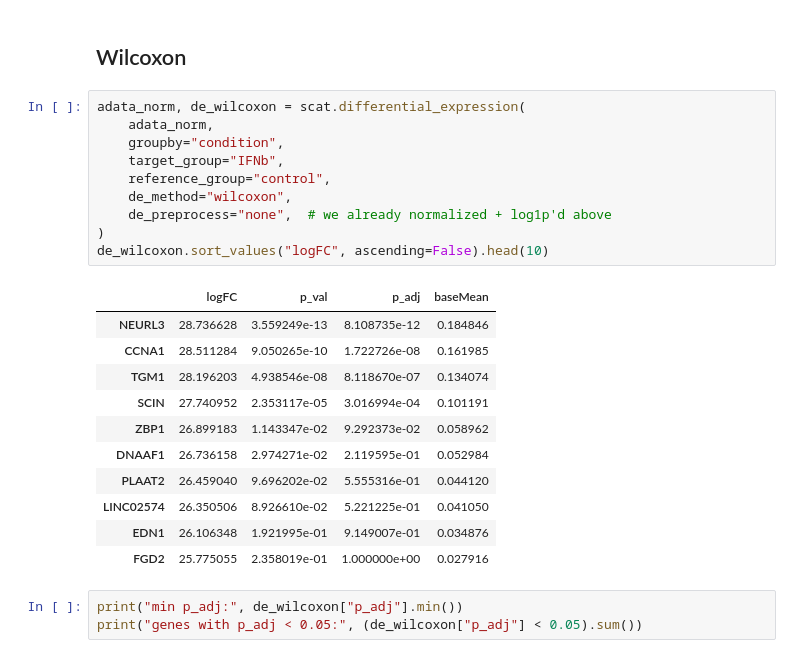
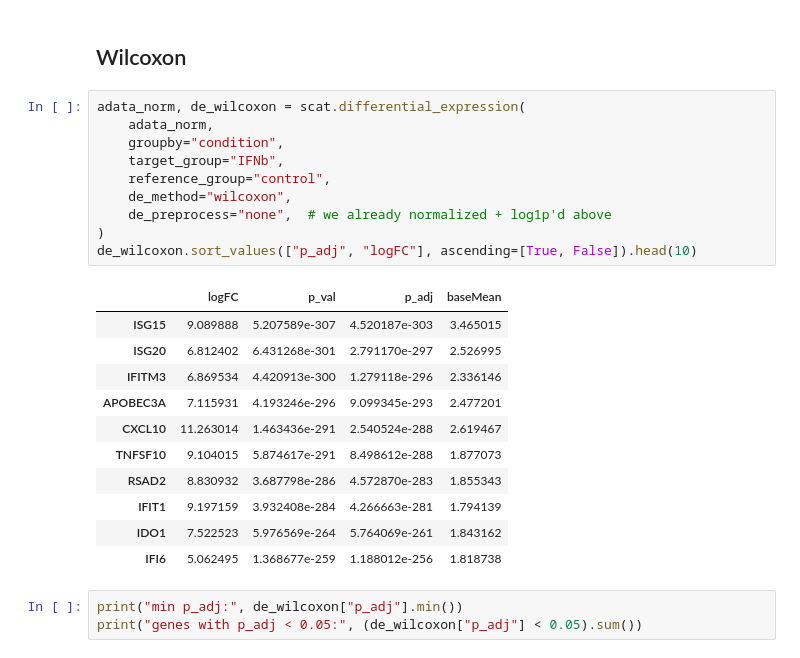
Before and after one commit to leelieber2025/scATrans, a Jupyter notebook: docs/tutorials/t_gse96583_standalone_de_enrichment.ipynb, the cells around one changed output. Drawn from its saved outputs; the diff is of its cells as text.

```diff
--- a/docs/tutorials/t_gse96583_standalone_de_enrichment.ipynb
+++ b/docs/tutorials/t_gse96583_standalone_de_enrichment.ipynb
@@ -76,25 +87,25 @@ sc.pp.log1p(adata_norm)
 # %%
 adata_norm, de_wilcoxon = scat.differential_expression(
     adata_norm,
     groupby="condition",
     target_group="IFNb",
     reference_group="control",
     de_method="wilcoxon",
     de_preprocess="none",  # we already normalized + log1p'd above
 )
-de_wilcoxon.sort_values("logFC", ascending=False).head(10)
+de_wilcoxon.sort_values(["p_adj", "logFC"], ascending=[True, False]).head(10)
 # %% [output]
 |  | logFC | p_val | p_adj | baseMean |
-| NEURL3 | 28.736628 | 3.559249e-13 | 8.108735e-12 | 0.184846 |
-| CCNA1 | 28.511284 | 9.050265e-10 | 1.722726e-08 | 0.161985 |
-| TGM1 | 28.196203 | 4.938546e-08 | 8.118670e-07 | 0.134074 |
-| SCIN | 27.740952 | 2.353117e-05 | 3.016994e-04 | 0.101191 |
-| ZBP1 | 26.899183 | 1.143347e-02 | 9.292373e-02 | 0.058962 |
-| DNAAF1 | 26.736158 | 2.974271e-02 | 2.119595e-01 | 0.052984 |
-| PLAAT2 | 26.459040 | 9.696202e-02 | 5.555316e-01 | 0.044120 |
-| LINC02574 | 26.350506 | 8.926610e-02 | 5.221225e-01 | 0.041050 |
-| EDN1 | 26.106348 | 1.921995e-01 | 9.149007e-01 | 0.034876 |
-| FGD2 | 25.775055 | 2.358019e-01 | 1.000000e+00 | 0.027916 |
+| ISG15 | 9.089888 | 5.207589e-307 | 4.520187e-303 | 3.465015 |
+| ISG20 | 6.812402 | 6.431268e-301 | 2.791170e-297 | 2.526995 |
+| IFITM3 | 6.869534 | 4.420913e-300 | 1.279118e-296 | 2.336146 |
+| APOBEC3A | 7.115931 | 4.193246e-296 | 9.099345e-293 | 2.477201 |
+| CXCL10 | 11.263014 | 1.463436e-291 | 2.540524e-288 | 2.619467 |
+| TNFSF10 | 9.104015 | 5.874617e-291 | 8.498612e-288 | 1.877073 |
+| RSAD2 | 8.830932 | 3.687798e-286 | 4.572870e-283 | 1.855343 |
+| IFIT1 | 9.197159 | 3.932408e-284 | 4.266663e-281 | 1.794139 |
+| IDO1 | 7.522523 | 5.976569e-264 | 5.764069e-261 | 1.843162 |
+| IFI6 | 5.062495 | 1.368677e-259 | 1.188012e-256 | 1.818738 |
 # %%
 print("min p_adj:", de_wilcoxon["p_adj"].min())
 print("genes with p_adj < 0.05:", (de_wilcoxon["p_adj"] < 0.05).sum())
```
Also changed, not shown: parts of 17 cells of this notebook, 21 other files.
